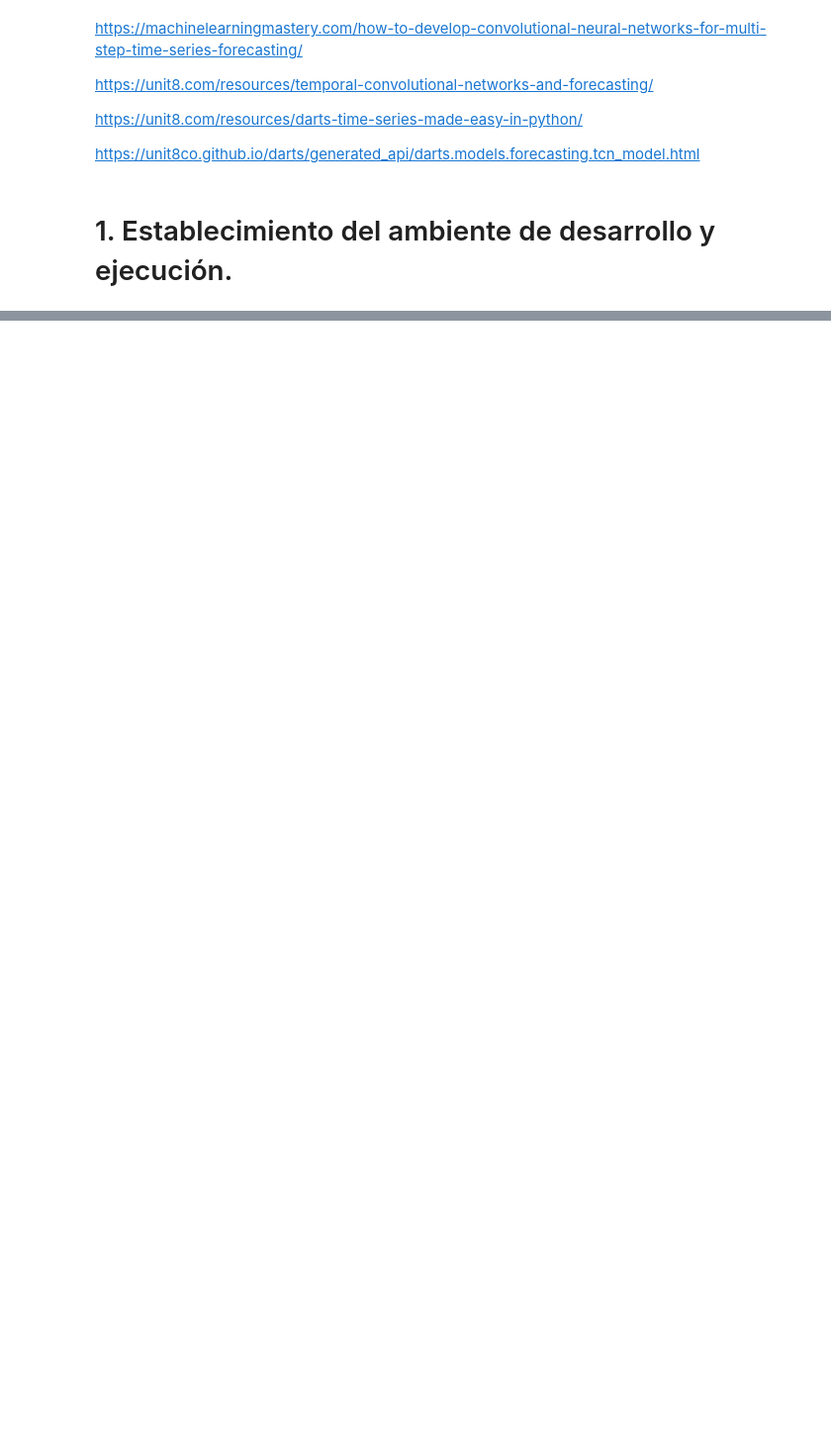
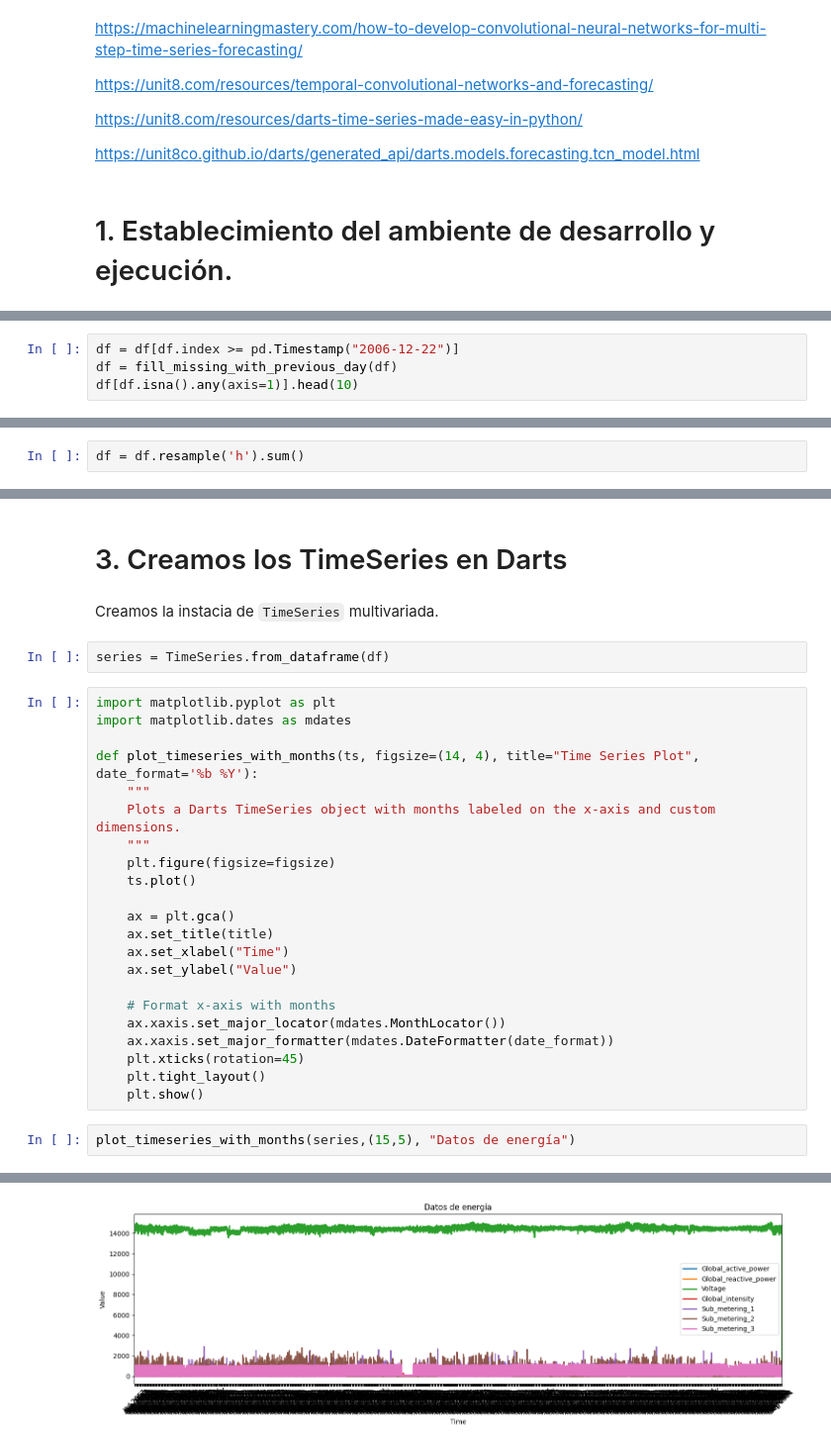
Before and after one commit to profedaniel86/Funtamentos_de_Anal-tica_II, a Jupyter notebook: 3.Series_NN_RNN_TCN/5.Sesión 11/Bases de datos y Notebooks sesión 11-20250713/03-04-TCN.ipynb, the cells around one changed output, grey strips where cells are left out. Shown at 99% size. Drawn from its saved outputs; the diff is of its cells as text; blank space fills up the shorter version.

```diff
--- a/3.Series_NN_RNN_TCN/5.Sesión 11/Bases de datos y Notebooks sesión 11-20250713/03-04-TCN.ipynb
+++ b/3.Series_NN_RNN_TCN/5.Sesión 11/Bases de datos y Notebooks sesión 11-20250713/03-04-TCN.ipynb
@@ -1551,0 +300,4 @@ past_covariates (Union[TimeSeries, Sequence[TimeSeries], None]) – Optionally,
+# %%
+df = df[df.index >= pd.Timestamp("2006-12-22")]
+df = fill_missing_with_previous_day(df)
+df[df.isna().any(axis=1)].head(10)
@@ -1551,0 +321,2 @@ past_covariates (Union[TimeSeries, Sequence[TimeSeries], None]) – Optionally,
+# %%
+df = df.resample('h').sum()
@@ -1551,0 +333,31 @@ past_covariates (Union[TimeSeries, Sequence[TimeSeries], None]) – Optionally,
+# %% [markdown]
+# 3. Creamos los TimeSeries en Darts
+# %% [markdown]
+Creamos la instacia de `TimeSeries` multivariada.
+# %%
+series = TimeSeries.from_dataframe(df)
+# %%
+import matplotlib.pyplot as plt
+import matplotlib.dates as mdates
+
+def plot_timeseries_with_months(ts, figsize=(14, 4), title="Time Series Plot", date_format='%b %Y'):
+    """
+    Plots a Darts TimeSeries object with months labeled on the x-axis and custom dimensions.
+    """
+    plt.figure(figsize=figsize)
+    ts.plot()
+
+    ax = plt.gca()
+    ax.set_title(title)
+    ax.set_xlabel("Time")
+    ax.set_ylabel("Value")
+
+    # Format x-axis with months
+    ax.xaxis.set_major_locator(mdates.MonthLocator())
+    ax.xaxis.set_major_formatter(mdates.DateFormatter(date_format))
+    plt.xticks(rotation=45)
+    plt.tight_layout()
+    plt.show()
+# %%
+plot_timeseries_with_months(series,(15,5), "Datos de energía")
+# %% [output]
@@ -1551,0 +381 @@ past_covariates (Union[TimeSeries, Sequence[TimeSeries], None]) – Optionally,
+[figure, added]
```
Also changed, not shown: parts of 270 cells of this notebook.
